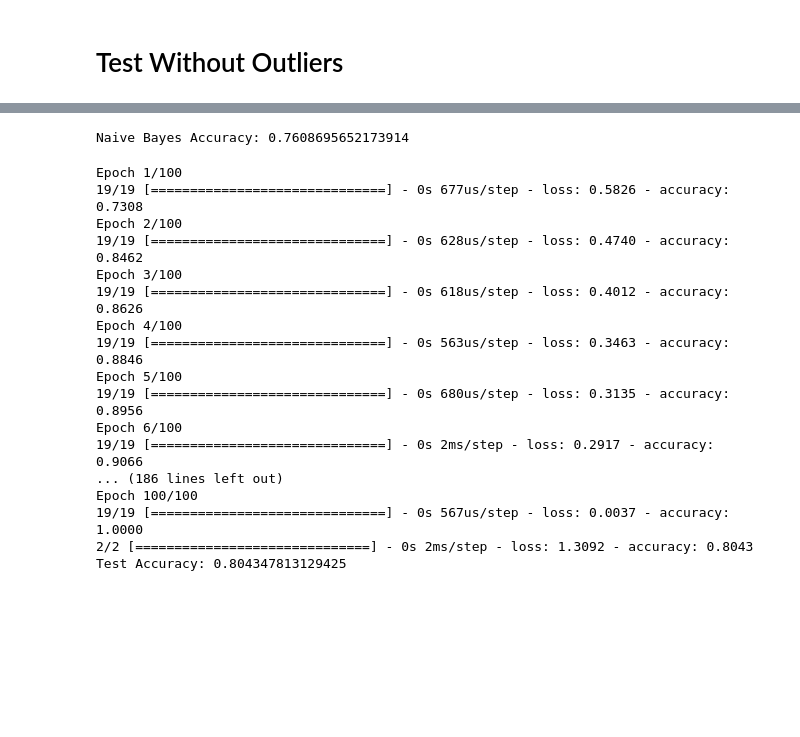
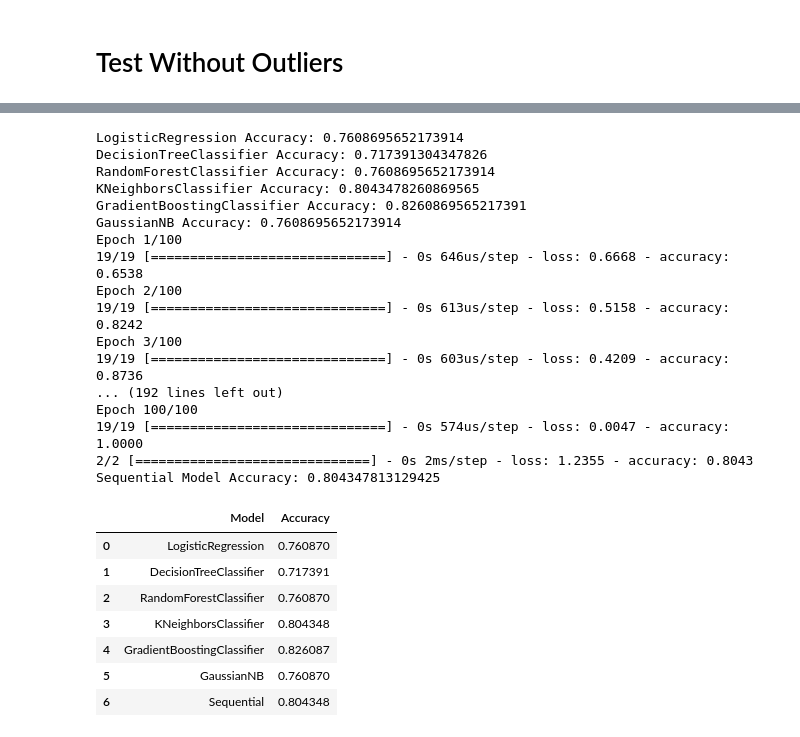
Before and after one commit to MaukanMir/Heart-Attack-Analysis, a Jupyter notebook: training.ipynb, the cells around one changed output, grey strips where cells are left out. Drawn from its saved outputs; the diff is of its cells as text; code cells hidden in the pictures; blank space fills up the shorter version.

```diff
--- a/training.ipynb
+++ b/training.ipynb
@@ -418,6 +258,0 @@ Decision Tree Accuracy: 0.717391304347826
-# %%
-  # Random Forest
-random_forest = RandomForestClassifier(random_state=42)
-random_forest.fit(X_train_scaled, y_train_encoded)
-rf_pred = random_forest.predict(X_test_scaled)
-print("Random Forest Accuracy:", accuracy_score(y_test_encoded, rf_pred))
@@ -426,5 +258,0 @@ Random Forest Accuracy: 0.7608695652173914
-# %%
-knn = KNeighborsClassifier()
-knn.fit(X_train_scaled, y_train_encoded)
-knn_pred = knn.predict(X_test_scaled)
-print("KNN Accuracy:", accuracy_score(y_test_encoded, knn_pred))
@@ -433,40 +259,29 @@ KNN Accuracy: 0.8043478260869565
-# %%
-nb = GaussianNB()
-nb.fit(X_train_scaled, y_train_encoded)
-nb_pred = nb.predict(X_test_scaled)
-print("Naive Bayes Accuracy:", accuracy_score(y_test_encoded, nb_pred))
-# %% [output]
-Naive Bayes Accuracy: 0.7608695652173914
-# %%
-model = Sequential()
-model.add(Dense(64, input_dim=X_train_scaled.shape[1], activation='relu'))  # First hidden layer
-model.add(Dense(32, activation='relu'))  # Second hidden layer with 15 neurons
-model.add(Dense(1, activation='sigmoid'))  # Output layer
-
-# Compile the model
-model.compile(loss='binary_crossentropy', optimizer='adam', metrics=['accuracy'])
-
-# Train the model
-model.fit(X_train_scaled, y_train_encoded, epochs=100, batch_size=10, verbose=1)
-
-  # Evaluate the model
-loss, accuracy = model.evaluate(X_test_scaled, y_test_encoded)
-print(f"Test Accuracy: {accuracy}")
-# %% [output]
-Epoch 1/100
-19/19 [==============================] - 0s 677us/step - loss: 0.5826 - accuracy: 0.7308
-Epoch 2/100
-19/19 [==============================] - 0s 628us/step - loss: 0.4740 - accuracy: 0.8462
-Epoch 3/100
-19/19 [==============================] - 0s 618us/step - loss: 0.4012 - accuracy: 0.8626
-Epoch 4/100
-19/19 [==============================] - 0s 563us/step - loss: 0.3463 - accuracy: 0.8846
-Epoch 5/100
-19/19 [==============================] - 0s 680us/step - loss: 0.3135 - accuracy: 0.8956
-Epoch 6/100
-19/19 [==============================] - 0s 2ms/step - loss: 0.2917 - accuracy: 0.9066
-... (186 lines left out)
-Epoch 100/100
-19/19 [==============================] - 0s 567us/step - loss: 0.0037 - accuracy: 1.0000
-2/2 [==============================] - 0s 2ms/step - loss: 1.3092 - accuracy: 0.8043
-Test Accuracy: 0.804347813129425
+# %%
+models = run_all_models(X_train_scaled, X_test_scaled, y_train_encoded, y_test_encoded)
+models
+# %% [output]
+LogisticRegression Accuracy: 0.7608695652173914
+DecisionTreeClassifier Accuracy: 0.717391304347826
+RandomForestClassifier Accuracy: 0.7608695652173914
+KNeighborsClassifier Accuracy: 0.8043478260869565
+GradientBoostingClassifier Accuracy: 0.8260869565217391
+GaussianNB Accuracy: 0.7608695652173914
+Epoch 1/100
+19/19 [==============================] - 0s 646us/step - loss: 0.6668 - accuracy: 0.6538
+Epoch 2/100
+19/19 [==============================] - 0s 613us/step - loss: 0.5158 - accuracy: 0.8242
+Epoch 3/100
+19/19 [==============================] - 0s 603us/step - loss: 0.4209 - accuracy: 0.8736
+... (192 lines left out)
+Epoch 100/100
+19/19 [==============================] - 0s 574us/step - loss: 0.0047 - accuracy: 1.0000
+2/2 [==============================] - 0s 2ms/step - loss: 1.2355 - accuracy: 0.8043
+Sequential Model Accuracy: 0.804347813129425
+|  | Model | Accuracy |
+| 0 | LogisticRegression | 0.760870 |
+| 1 | DecisionTreeClassifier | 0.717391 |
+| 2 | RandomForestClassifier | 0.760870 |
+| 3 | KNeighborsClassifier | 0.804348 |
+| 4 | GradientBoostingClassifier | 0.826087 |
+| 5 | GaussianNB | 0.760870 |
+| 6 | Sequential | 0.804348 |
```
Also changed, not shown: parts of 20 cells of this notebook.
